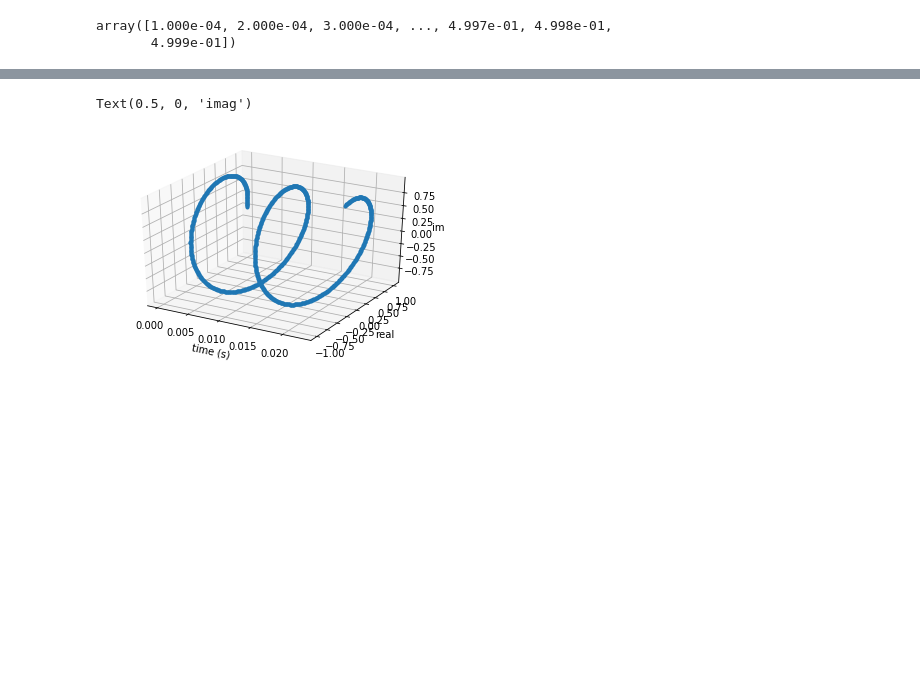
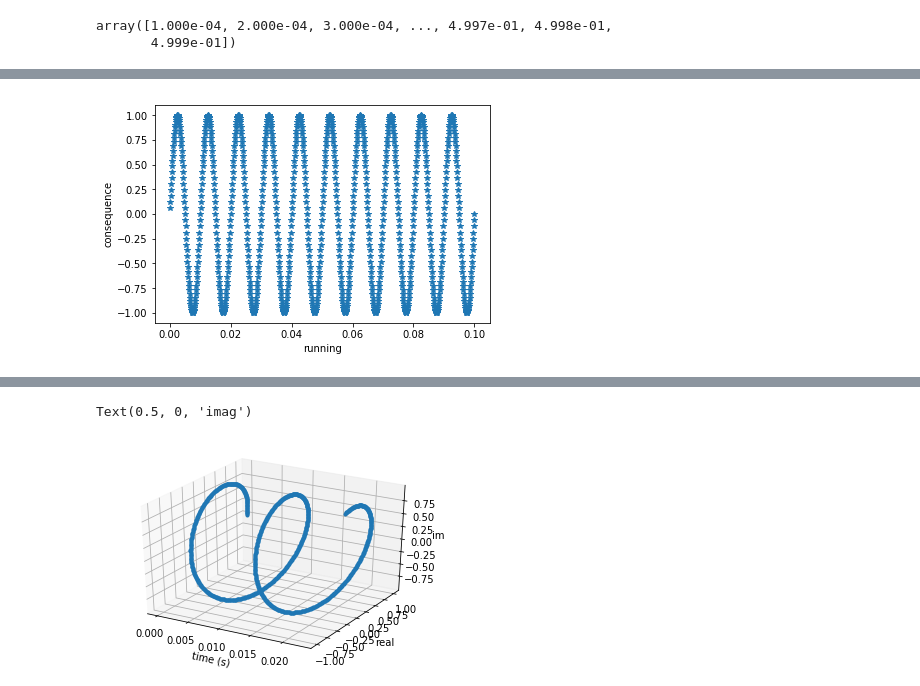
Before and after one commit to HeeSanShin/CLASS2019SPRING, a Jupyter notebook: sound.ipynb, the cells around one changed output, grey strips where cells are left out. Saved outputs shown, nothing was run; the diff lists cells and outputs as text; code cells hidden in the pictures; blank space fills up the shorter version.

```diff
--- a/sound.ipynb
+++ b/sound.ipynb
@@ -45,0 +125,8 @@ Text(0, 0.5, 'real')
+# %%
+fig = plt.figure()
+ax = fig.add_subplot(111)
+ax.plot(t[0:1000], s[0:1000], '*')
+ax.set_xlabel('running')
+ax.set_ylabel('consequence')
+ipd.Audio(s, rate=sr)
+# %% [output]
@@ -45,0 +134 @@ Text(0, 0.5, 'real')
+[figure, added]
```
Also changed, not shown: parts of 23 cells of this notebook.
